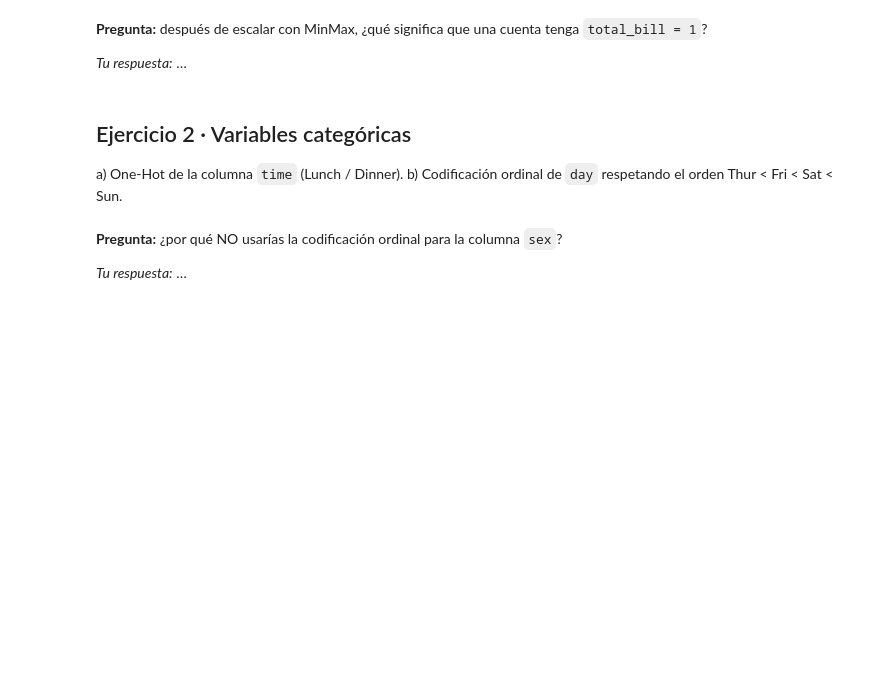
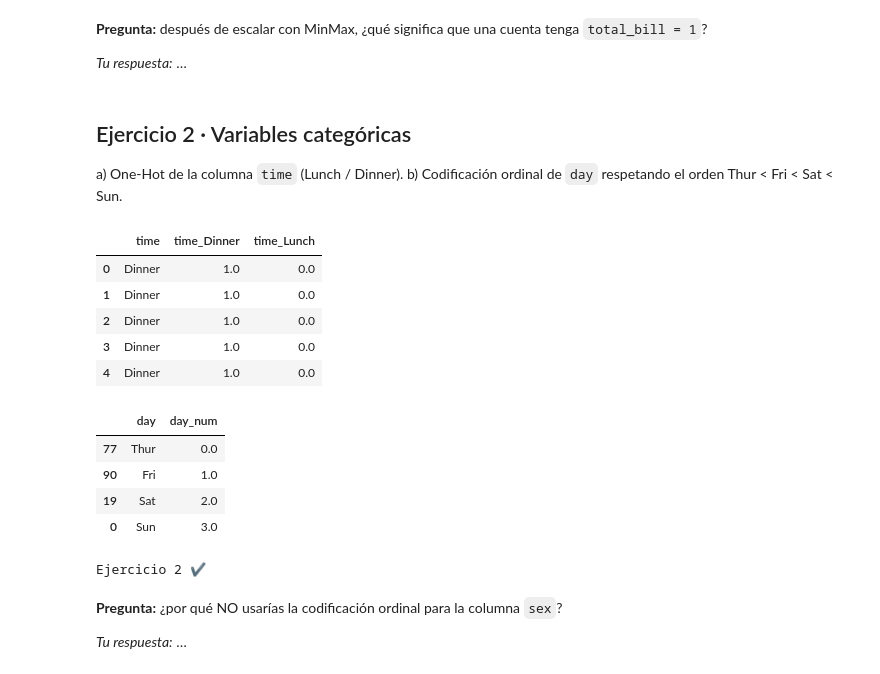
Before and after one commit to Abrilskop/uniandes-trasnfromacion, a Jupyter notebook: S2/S2_taller_estudiantes.ipynb, the cells around one changed output. Drawn from its saved outputs; the diff is of its cells as text; code cells hidden in the pictures; blank space fills up the shorter version.

```diff
--- a/S2/S2_taller_estudiantes.ipynb
+++ b/S2/S2_taller_estudiantes.ipynb
@@ -49,17 +67,31 @@ a) One-Hot de la columna `time` (Lunch / Dinner).
 b) Codificación ordinal de `day` respetando el orden Thur < Fri < Sat < Sun.
 # %%
 ohe = OneHotEncoder(sparse_output=False)
-time_ohe = ...   # TODO: pd.DataFrame(ohe.fit_transform(tips[["time"]]), columns=ohe.get_feature_names_out())
+time_ohe = pd.DataFrame(ohe.fit_transform(tips[["time"]]), columns=ohe.get_feature_names_out())   # TODO: pd.DataFrame(ohe.fit_transform(tips[["time"]]), columns=ohe.get_feature_names_out())
 display(pd.concat([tips[["time"]], time_ohe], axis=1).head())
 
-ordinal = ...         # TODO: OrdinalEncoder(categories=[["Thur", "Fri", "Sat", "Sun"]])
-tips["day_num"] = ... # TODO: ordinal.fit_transform(tips[["day"]]).ravel()
+ordinal = OrdinalEncoder(categories=[["Thur", "Fri", "Sat", "Sun"]])        # TODO: OrdinalEncoder(categories=[["Thur", "Fri", "Sat", "Sun"]])
+tips["day_num"] = ordinal.fit_transform(tips[["day"]]).ravel() # TODO: ordinal.fit_transform(tips[["day"]]).ravel()
 tips[["day", "day_num"]].drop_duplicates().sort_values("day_num")
+# %% [output]
+|  | time | time_Dinner | time_Lunch |
+| 0 | Dinner | 1.0 | 0.0 |
+| 1 | Dinner | 1.0 | 0.0 |
+| 2 | Dinner | 1.0 | 0.0 |
+| 3 | Dinner | 1.0 | 0.0 |
+| 4 | Dinner | 1.0 | 0.0 |
+|  | day | day_num |
+| 77 | Thur | 0.0 |
+| 90 | Fri | 1.0 |
+| 19 | Sat | 2.0 |
+| 0 | Sun | 3.0 |
 # %%
 # ✅ verificación
 assert time_ohe.shape[1] == 2
 assert tips.loc[tips.day == "Sun", "day_num"].iloc[0] == 3
 print("Ejercicio 2 ✔")
+# %% [output]
+Ejercicio 2 ✔
 # %% [markdown]
 **Pregunta:** ¿por qué NO usarías la codificación ordinal para la columna `sex`?
 
```
Also changed, not shown: parts of 7 cells of this notebook, 1 other file.
